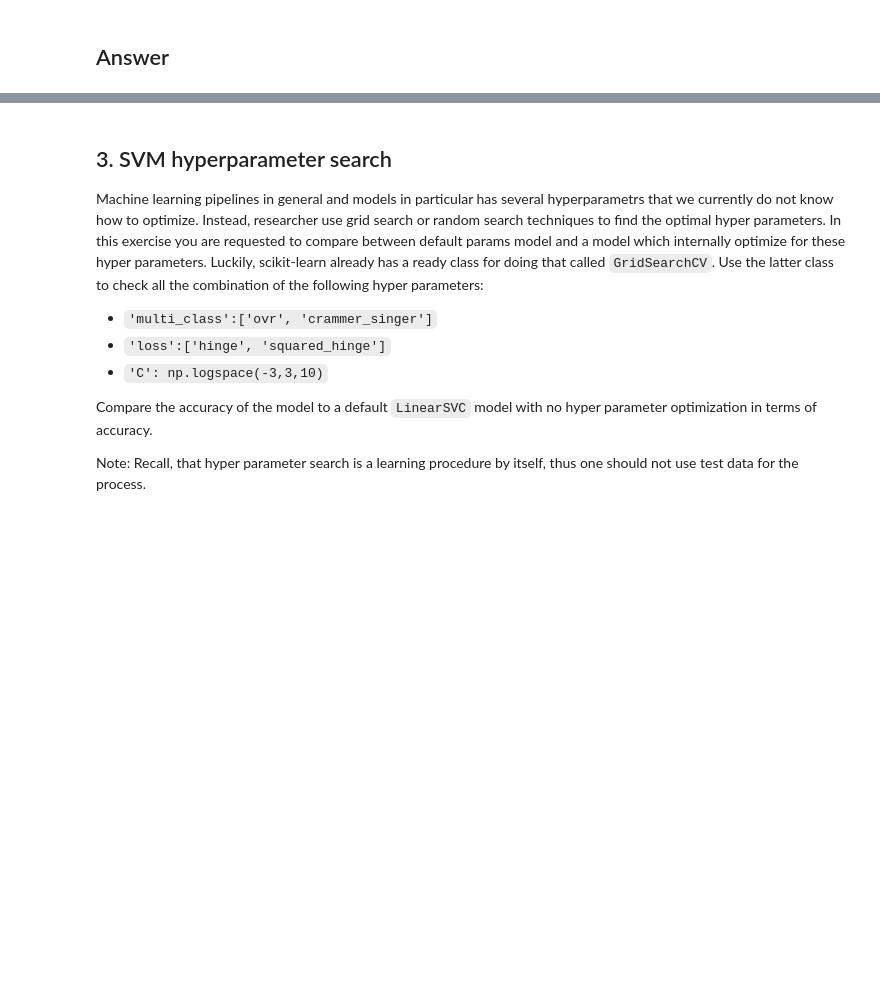
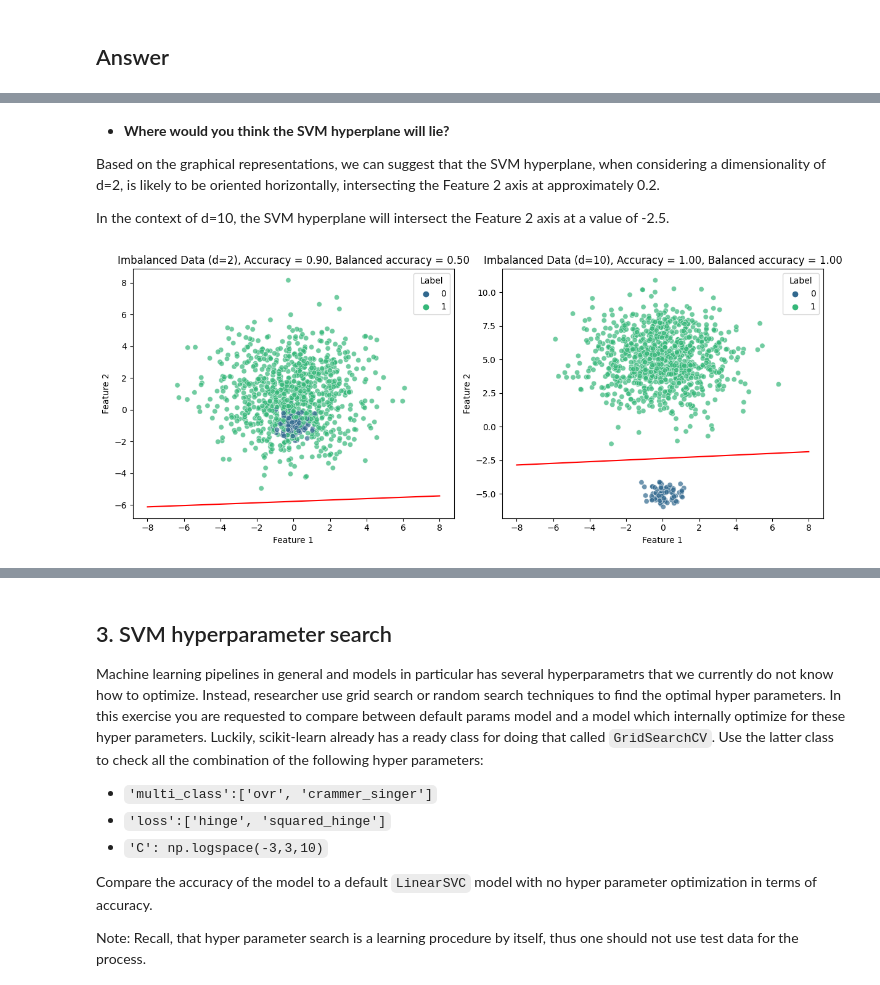
Before and after one commit to anidima/ydata_ml_sl, a Jupyter notebook: HW2_svm_Pegasos.ipynb, the cells around one changed output, grey strips where cells are left out. Saved outputs shown, nothing was run; the diff lists cells and outputs as text; code cells hidden in the pictures; blank space fills up the shorter version.

```diff
--- a/HW2_svm_Pegasos.ipynb
+++ b/HW2_svm_Pegasos.ipynb
@@ -370,0 +395,10 @@ array([[-0.12274579,  0.55092588]])
+# %% [markdown]
+* **Where would you think the SVM hyperplane will lie?**
+
+Based on the graphical representations, we can suggest that the SVM hyperplane, when considering a dimensionality of d=2, is likely to be oriented horizontally, intersecting the Feature 2 axis at approximately 0.2.
+
+In the context of d=10, the SVM hyperplane will intersect the Feature 2 axis at a value of -2.5.
+# %%
+scatter_plots(hyperplane=True, balanced=False)
+# %% [output]
+[figure, added]
```
Also changed, not shown: parts of 14 cells of this notebook.
